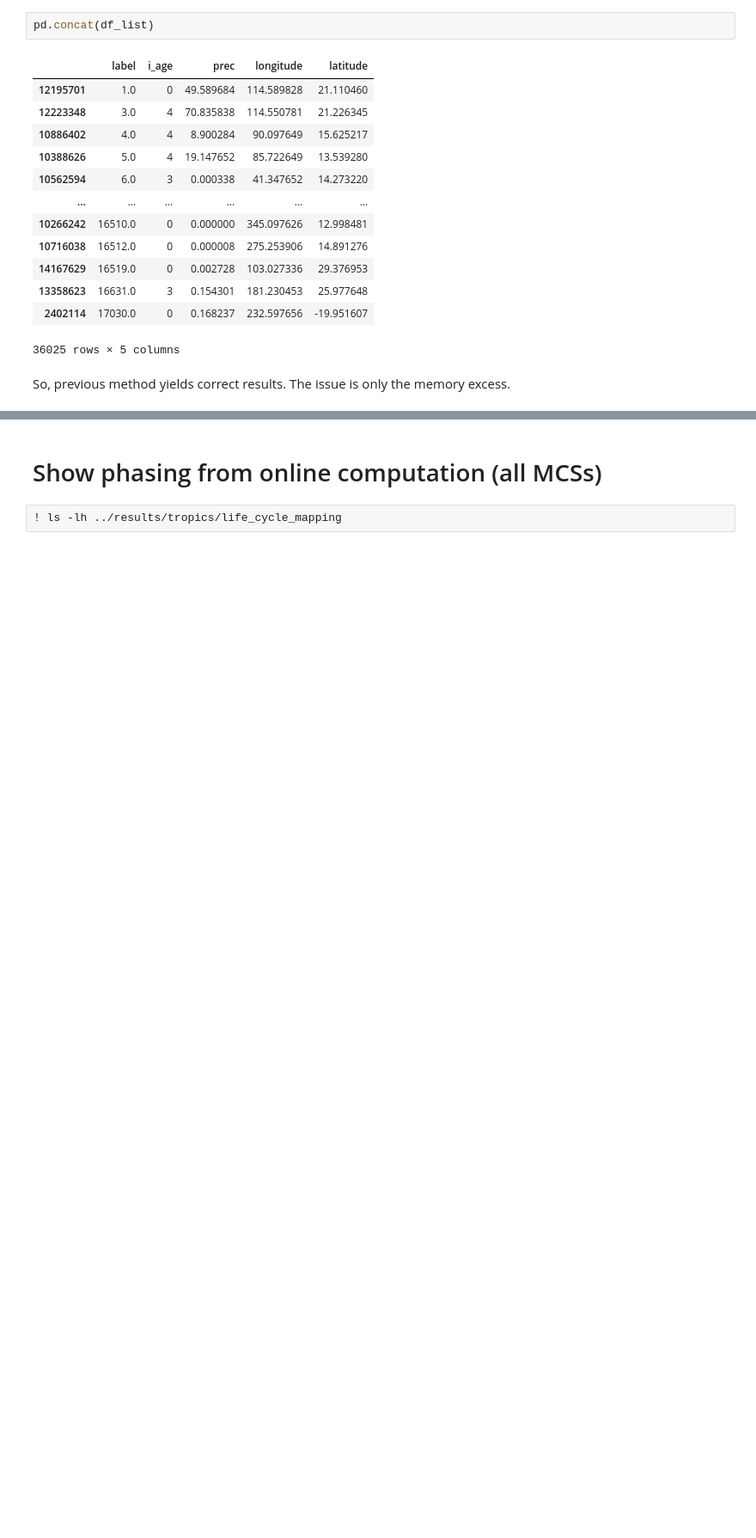
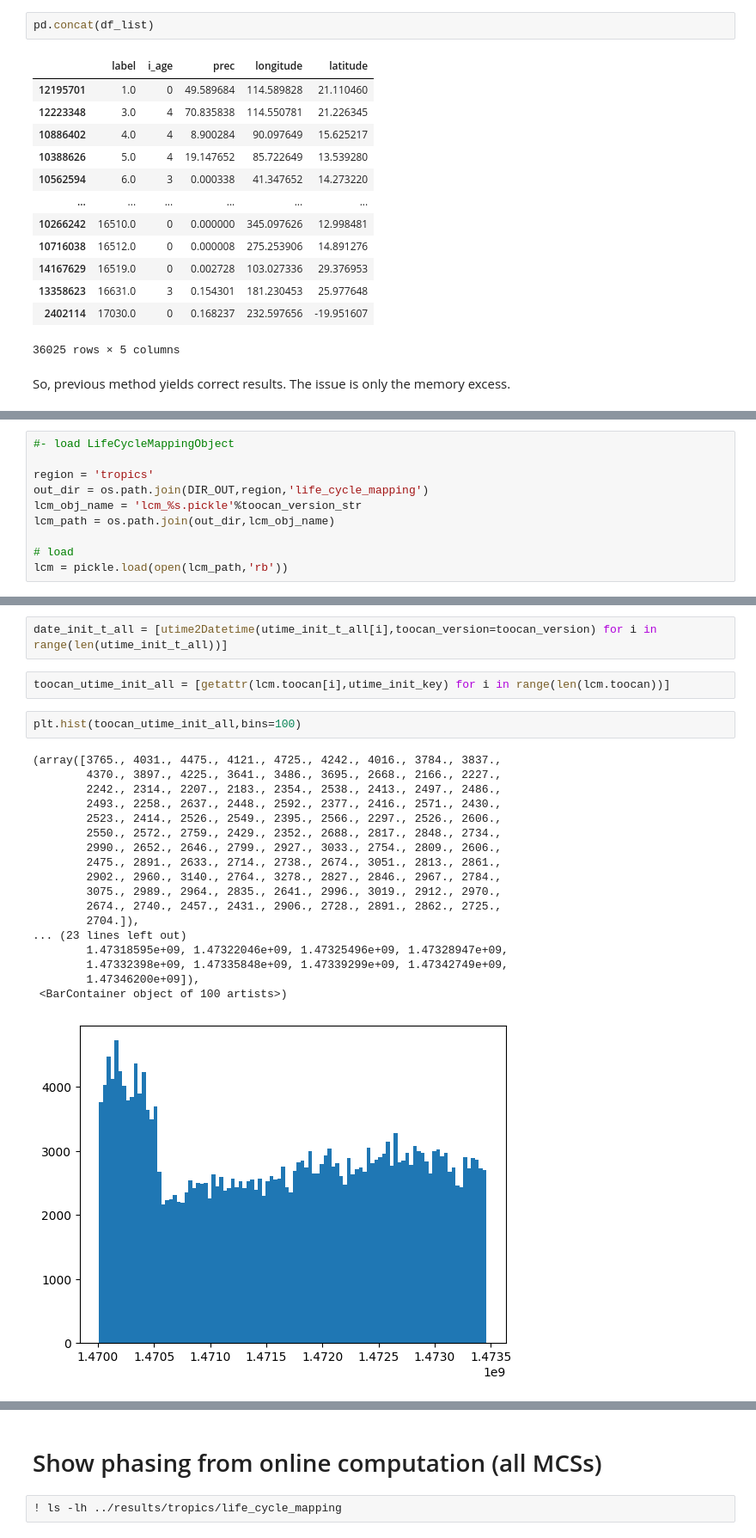
Before and after one commit to bfildier/explore-multiscale-extremes, a Jupyter notebook: scripts/explore_lifecycle_mapping_lagrangian.ipynb, the cells around one changed output, grey strips where cells are left out. Shown at 86% size. Cells and saved outputs as stored; diff of their text form; blank space fills up the shorter version.

```diff
--- a/scripts/explore_lifecycle_mapping_lagrangian.ipynb
+++ b/scripts/explore_lifecycle_mapping_lagrangian.ipynb
@@ -1189,0 +1308,10 @@ So, previous method yields correct results. The issue is only the memory excess.
+# %%
+#- load LifeCycleMappingObject
+
+region = 'tropics'
+out_dir = os.path.join(DIR_OUT,region,'life_cycle_mapping')
+lcm_obj_name = 'lcm_%s.pickle'%toocan_version_str
+lcm_path = os.path.join(out_dir,lcm_obj_name)
+
+# load
+lcm = pickle.load(open(lcm_path,'rb'))
@@ -1189,0 +1511,25 @@ So, previous method yields correct results. The issue is only the memory excess.
+# %%
+date_init_t_all = [utime2Datetime(utime_init_t_all[i],toocan_version=toocan_version) for i in range(len(utime_init_t_all))]
+# %%
+toocan_utime_init_all = [getattr(lcm.toocan[i],utime_init_key) for i in range(len(lcm.toocan))]
+# %%
+plt.hist(toocan_utime_init_all,bins=100)
+# %% [output]
+(array([3765., 4031., 4475., 4121., 4725., 4242., 4016., 3784., 3837.,
+        4370., 3897., 4225., 3641., 3486., 3695., 2668., 2166., 2227.,
+        2242., 2314., 2207., 2183., 2354., 2538., 2413., 2497., 2486.,
+        2493., 2258., 2637., 2448., 2592., 2377., 2416., 2571., 2430.,
+        2523., 2414., 2526., 2549., 2395., 2566., 2297., 2526., 2606.,
+        2550., 2572., 2759., 2429., 2352., 2688., 2817., 2848., 2734.,
+        2990., 2652., 2646., 2799., 2927., 3033., 2754., 2809., 2606.,
+        2475., 2891., 2633., 2714., 2738., 2674., 3051., 2813., 2861.,
+        2902., 2960., 3140., 2764., 3278., 2827., 2846., 2967., 2784.,
+        3075., 2989., 2964., 2835., 2641., 2996., 3019., 2912., 2970.,
+        2674., 2740., 2457., 2431., 2906., 2728., 2891., 2862., 2725.,
+        2704.]),
+... (23 lines left out)
+        1.47318595e+09, 1.47322046e+09, 1.47325496e+09, 1.47328947e+09,
+        1.47332398e+09, 1.47335848e+09, 1.47339299e+09, 1.47342749e+09,
+        1.47346200e+09]),
+ <BarContainer object of 100 artists>)
+[figure, added]
```
Also changed, not shown: parts of 50 cells of this notebook, 10 other files.
